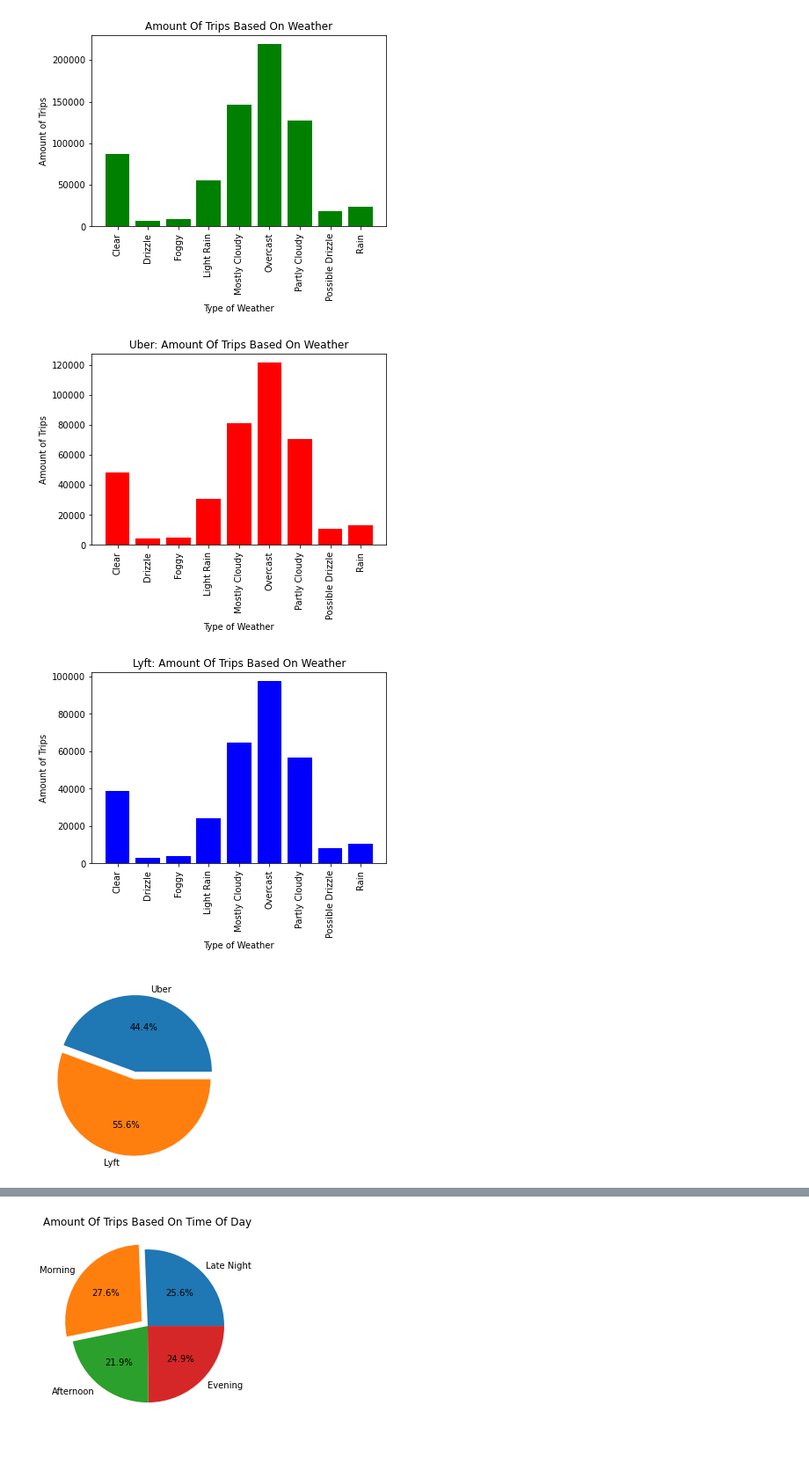
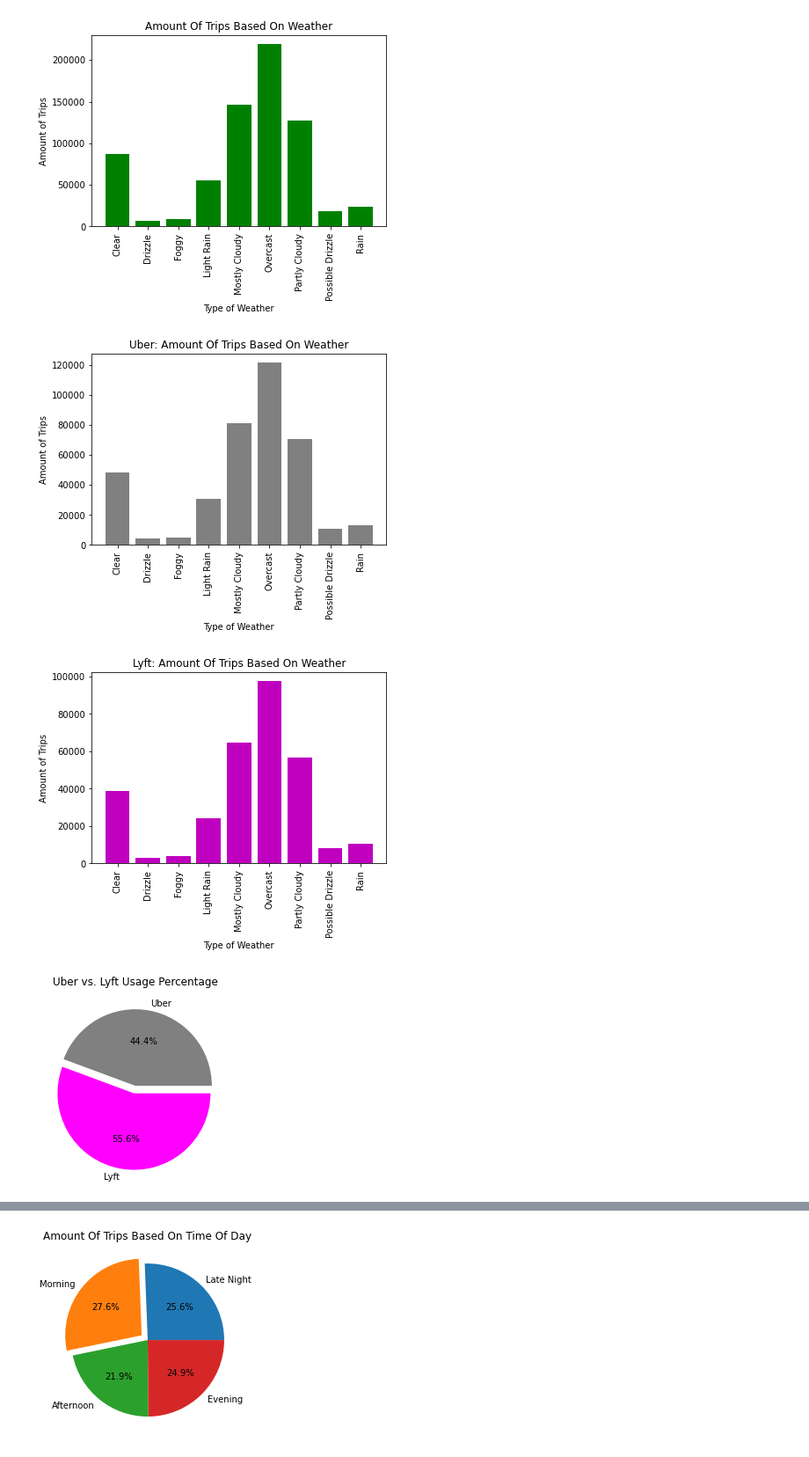
Before and after one commit to Mclark63/Rideshare_Analysis, a Jupyter notebook: cleaningData.ipynb, the cells around one changed output, grey strips where cells are left out. Shown at 88% size. Saved outputs shown, nothing was run; the diff lists cells and outputs as text; code cells hidden in the pictures.

```diff
--- a/cleaningData.ipynb
+++ b/cleaningData.ipynb
@@ -248,37 +249,41 @@ plt.show()
 y = uber_df.groupby("weather").count()
 y = y["id"]
 x = ["Clear","Drizzle","Foggy","Light Rain","Mostly Cloudy","Overcast","Partly Cloudy","Possible Drizzle","Rain"]
-plt.bar(x, y, color="r", alpha=1, align="center")
+plt.bar(x, y, color=['grey'], alpha=1, align="center")
 plt.xticks(rotation = 90)
 plt.xlabel("Type of Weather")
 plt.ylabel("Amount of Trips")
 plt.title("Uber: Amount Of Trips Based On Weather")
+plt.savefig("Project Figures/UberWeather.png")
 plt.show()
 # %% [output]
-[figure, old version]
+[figure, new version]
 # %%
 y = lyft_df.groupby("weather").count()
 y = y["id"]
 x = ["Clear","Drizzle","Foggy","Light Rain","Mostly Cloudy","Overcast","Partly Cloudy","Possible Drizzle","Rain"]
-plt.bar(x, y, color="b", alpha=1, align="center")
+plt.bar(x, y, color="m", alpha=1, align="center")
 plt.xticks(rotation = 90)
 plt.xlabel("Type of Weather")
 plt.ylabel("Amount of Trips")
 plt.title("Lyft: Amount Of Trips Based On Weather")
+plt.savefig("Project Figures/LyftWeather.png")
 plt.show()
 # %% [output]
-[figure, old version]
+[figure, new version]
 # %%
 x = ["Uber","Lyft"]
 y = total_df.groupby("cab_type").count()
 y = y["id"]
 explode = (0,0.1)
-plt.pie(y,labels = x,explode = explode,autopct='%1.1f%%')
+plt.pie(y,labels = x,explode = explode,autopct='%1.1f%%', colors= ['grey', 'magenta'])
+plt.title("Uber vs. Lyft Usage Percentage")
+plt.savefig("Project Figures/CabType_Volume%.png")
 plt.show()
 
 total_df.groupby("cab_type").mean()
 # %% [output]
-[figure, old version]
+[figure, new version]
 |  | hour | day | month | price | distance | surge_multiplier | latitude | longitude | temperature | ... |
 | cab_type |  |  |  |  |  |  |  |  |  | ... |
 | Lyft | 11.628920 | 17.773477 | 11.587112 | 17.351396 | 2.186976 | 1.03127 | 42.338371 | -71.066188 | 39.596384 | ... |
```
Also changed, not shown: parts of 13 cells of this notebook, 8 other files.
